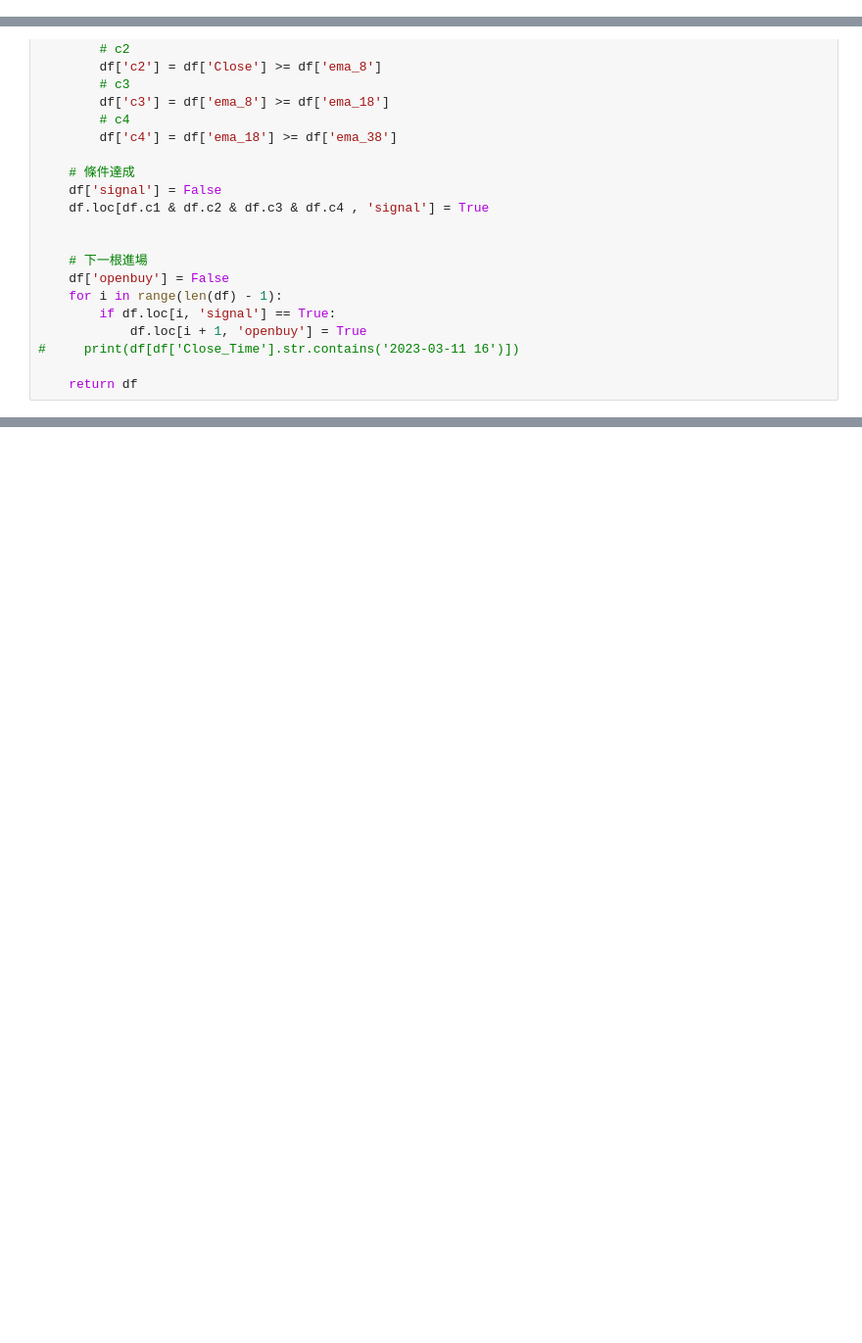
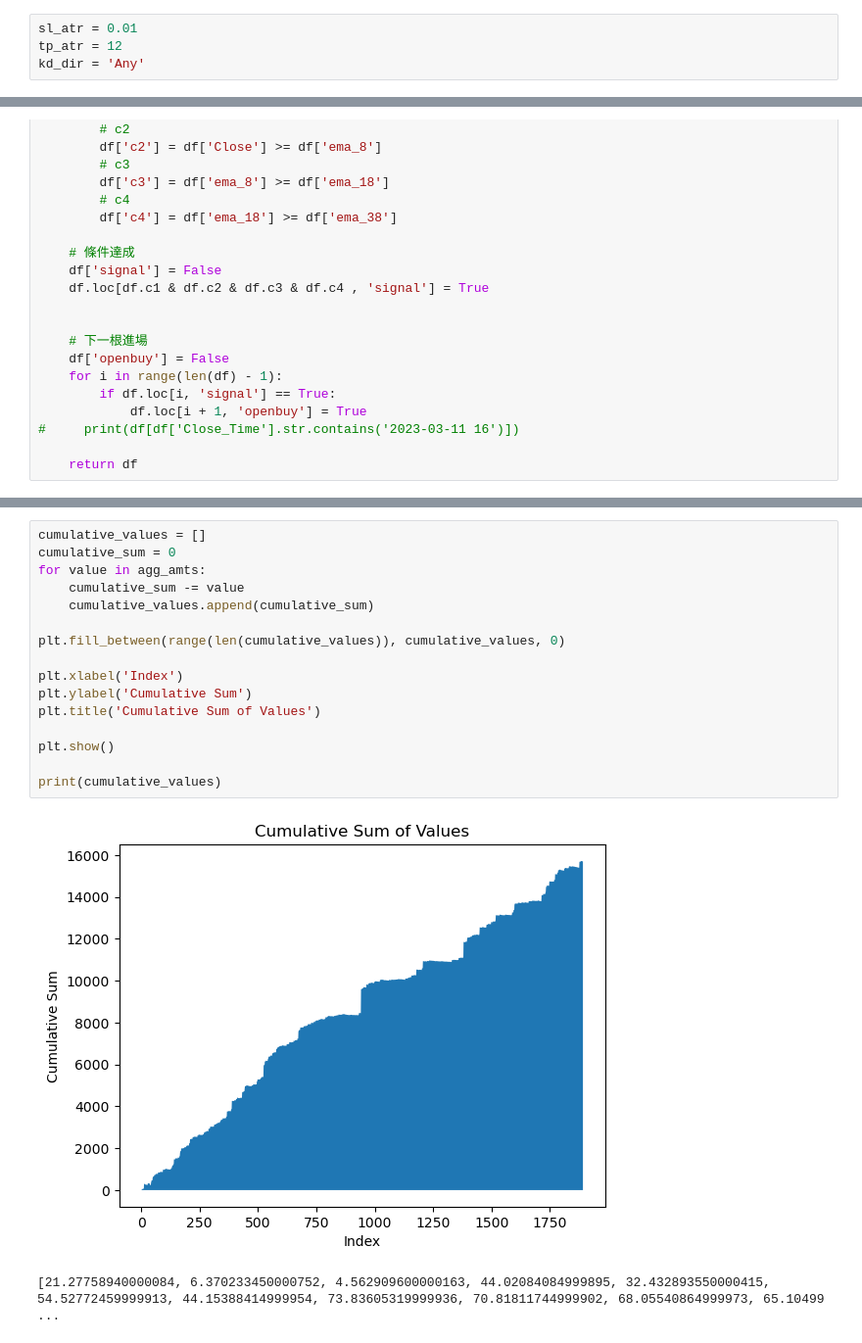
Before and after one commit to chiangyenju/Trade, a Jupyter notebook: 007_BackTest_kd&ema&atr.ipynb, the cells around one changed output, grey strips where cells are left out. Shown at 98% size. Saved outputs shown, nothing was run; the diff lists cells and outputs as text; blank space fills up the shorter version.

```diff
--- a/007_BackTest_kd&ema&atr.ipynb
+++ b/007_BackTest_kd&ema&atr.ipynb
@@ -30,6 +30,10 @@ end_time = round(time.time() * 1000)
 
 # step between timestamps in milliseconds
 step = 60000 * 3600
+# %%
+sl_atr = 0.01
+tp_atr = 12
+kd_dir = 'Any'
 # %%
 def get_historical(symbol, interval, start_time, end_time, step):
 
@@ -417,3 +461,22 @@ pos.to_csv('pos.csv')
+# %%
+cumulative_values = []
+cumulative_sum = 0
+for value in agg_amts:
+    cumulative_sum -= value
+    cumulative_values.append(cumulative_sum)
+
+plt.fill_between(range(len(cumulative_values)), cumulative_values, 0)
+
+plt.xlabel('Index')
+plt.ylabel('Cumulative Sum')
+plt.title('Cumulative Sum of Values')
+
+plt.show()
+
+print(cumulative_values)
+# %% [output]
+[figure, added]
+[21.27758940000084, 6.370233450000752, 4.562909600000163, 44.02084084999895, 32.432893550000415, 54.52772459999913, 44.15388414999954, 73.83605319999936, 70.81811744999902, 68.05540864999973, 65.10499 ...
 # %%
 plt_df = raw_entry_df.copy()
 
```
Also changed, not shown: parts of 8 cells of this notebook, 8 other files.
